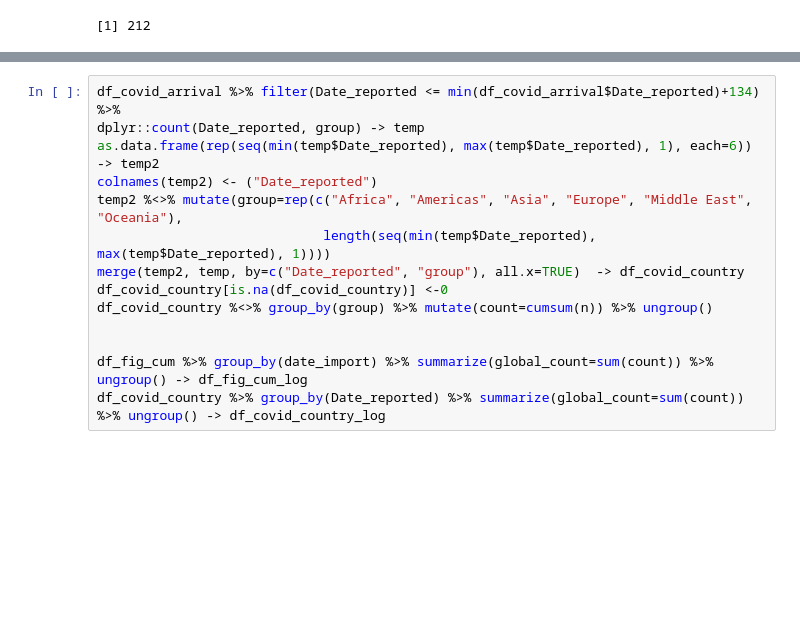
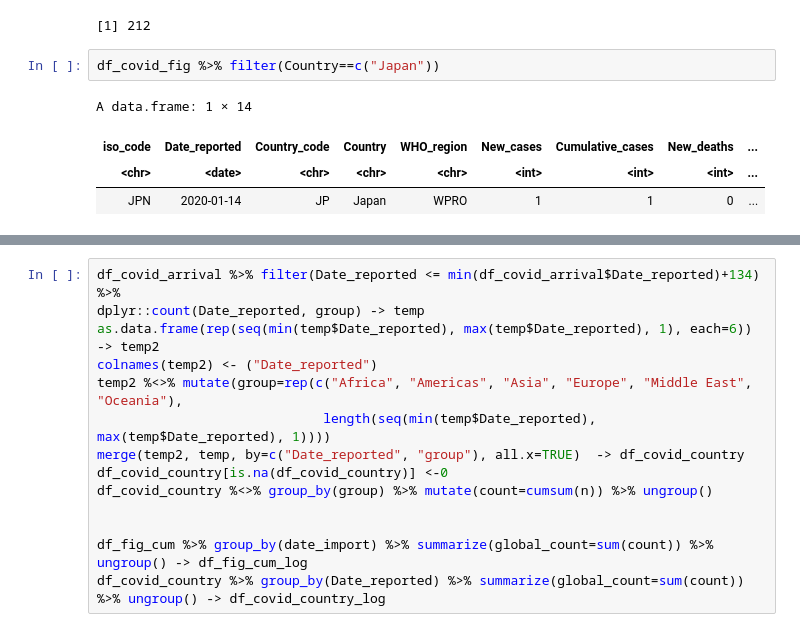
Before and after one commit to SungmokJung/mpox_global, a Jupyter notebook: scripts/A1. Incidence.ipynb, the cells around one changed output, grey strips where cells are left out. Drawn from its saved outputs; the diff is of its cells as text; blank space fills up the shorter version.

```diff
--- a/scripts/A1. Incidence.ipynb
+++ b/scripts/A1. Incidence.ipynb
@@ -714,6 +757,13 @@ df_covid_fig %>% nrow()
 # %% [output]
 [1] 212
 [1] 212
+# %%
+df_covid_fig %>% filter(Country==c("Japan"))
+# %% [output]
+A data.frame: 1 × 14
+| iso_code | Date_reported | Country_code | Country | WHO_region | New_cases | Cumulative_cases | New_deaths | ... |
+| <chr> | <date> | <chr> | <chr> | <chr> | <int> | <int> | <int> | ... |
+| JPN | 2020-01-14 | JP | Japan | WPRO | 1 | 1 | 0 | ... |
 # %%
 options(repr.plot.width=13,repr.plot.height=30)
 
```
Also changed, not shown: parts of 11 cells of this notebook, 36 other files.
